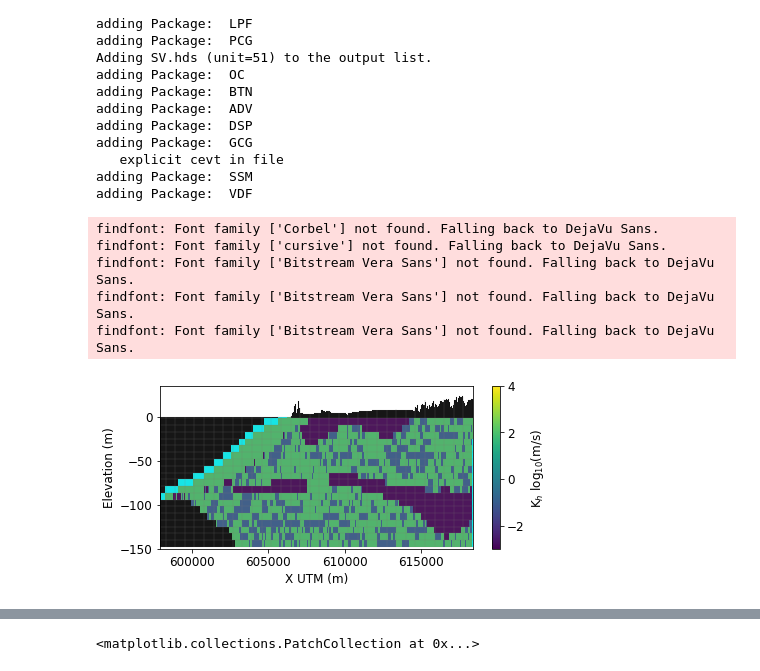
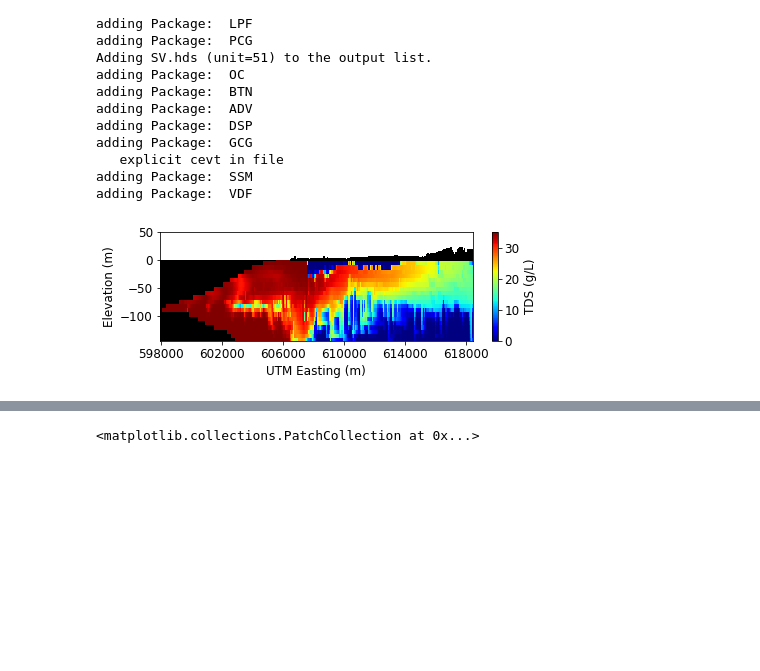
Before and after one commit to igotchalk/SWIlarge, a Jupyter notebook: notebook/make_run_SEAWAT_SV.ipynb, the cells around one changed output, grey strips where cells are left out. Cells and saved outputs as stored; diff of their text form; code cells hidden in the pictures; blank space fills up the shorter version.

```diff
--- a/notebook/make_run_SEAWAT_SV.ipynb
+++ b/notebook/make_run_SEAWAT_SV.ipynb
@@ -1335,53 +1335,51 @@ adding Package:  VDF
 import set_rc
 set_rc.set_rc()
 # %%
+m_post = np.load('/scratch/users/ianpg/SWIlarge/work/output/BEL/SV/model/SV_3921898_3921898_bhead_model_post_0713.npy')
+m_pri  = np.load('/scratch/users/ianpg/SWIlarge/work/output/BEL/SV/model/SV_3921898_3921898_bhead_model_pri_0713.npy')
+
 from matplotlib import cm
 
 slicetype='Row'
-slicenum= int(len(rows)/2)
+slicenum= 10
 
 # First step is to set up the plot
-fig = plt.figure(figsize=(7, 3))
-ax = fig.add_subplot(1,1,1)
+fig = plt.figure(figsize=(7, 2))
+ax = fig.add_subplot(1, 1, 1)
 
 # Next we create an instance of the PlotCrossSection class
 xsect = flopy.plot.PlotCrossSection(model=m, line={slicetype: slicenum},geographic_coords=True)
 # xsect.plot_ibound()
-xsect.plot_grid(linewidth=.1)
+# xsect.plot_grid(linewidth=.1)
 # Then we can use the plot_grid() method to draw the grid
 # The return value for this function is a matplotlib LineCollection object,
 # which could be manipulated (or used) later if necessary.
 # linecollection = xsect.plot_grid()
 # patches = xsect.plot_ibound()
 # csa = xsect.plot_array(layer_mapping_ind)
 # cmap = cm.get_cmap('tab10', lay_m.shape[0])
-csa = xsect.plot_array(np.log10(hk),cmap='viridis')
-# csa = xsect.contour_array(sconc,levels=np.array((.05,.5,.95))*Csalt,cmap='jet')
-c = plt.colorbar(csa)
+# csa = xsect.plot_array(conc,cmap='jet')
 # wel = xsect.plot_bc("CHD")
-wel = xsect.plot_ibound()
-wel = xsect.plot_bc("GHB")
-
+# wel = xsect.plot_bc("GHB")
 # wel = xsect.plot_bc("RCH")
 
 # wel = xsect.plot_bc("CHD")
 
-# csa = xsect.plot_array(m.bas6.ibound,cmap='jet')
+csa = xsect.plot_array(m_pri[0].reshape((m.nlay,m.nrow,m.ncol)),cmap='jet',vmin=0.,vmax=35.,zorder=1)
+# xsect.contour_array(m_post.mean(axis=0).reshape((m.nlay,m.nrow,m.ncol)),cmap='viridis',levels=35*np.array((.05,.25,.5,.75,.95)))
 
+wel = xsect.plot_ibound()
+c = plt.colorbar(csa)
+c.set_label('TDS (g/L)')
+xlims = plt.xlim()
+plt.xticks(np.arange(598000,xlims[1]+1000,4000))
+plt.xlim(xlims)
 
-
-
+#
 # t = ax.set_title('{slicetype} {slicenum} Cross-Section'.format(slicetype=slicetype,slicenum=slicenum))
-# ax.set_title('Salinas Valley Cros')
 plt.ylabel('Elevation (m)')
-plt.ylim((-150,35))
-plt.xlabel('X UTM (m)')
-c.set_label('K$_{h}$ log$_{10}$(m/s) ')
-plt.savefig(figdir.joinpath('seawat_SV_xsection_layers_{slicetype}{slicenum}.png'.format(slicetype=slicetype,slicenum=slicenum)),dpi=300,bbox_inches='tight')
+plt.ylim((-145,50))
+plt.xlabel('UTM Easting (m)')
+plt.savefig(figdir.joinpath('mpri_SV_0.eps'.format(slicetype=slicetype,slicenum=slicenum)),dpi=300,bbox_inches='tight')
 # %% [output]
-findfont: Font family ['Corbel'] not found. Falling back to DejaVu Sans.
-findfont: Font family ['cursive'] not found. Falling back to DejaVu Sans.
-findfont: Font family ['Bitstream Vera Sans'] not found. Falling back to DejaVu Sans.
-findfont: Font family ['Bitstream Vera Sans'] not found. Falling back to DejaVu Sans.
-findfont: Font family ['Bitstream Vera Sans'] not found. Falling back to DejaVu Sans.
-[figure, old version]
+[figure, new version]
```
Also changed, not shown: parts of 9 cells of this notebook, 8 other files.
